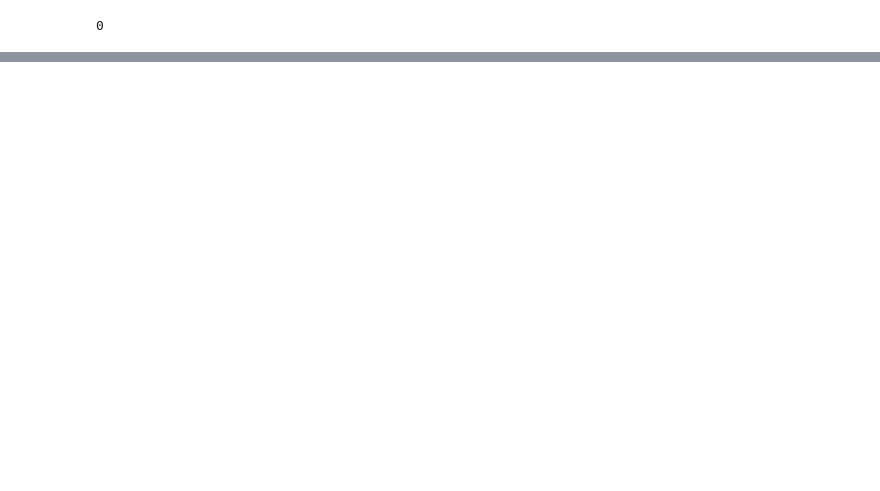
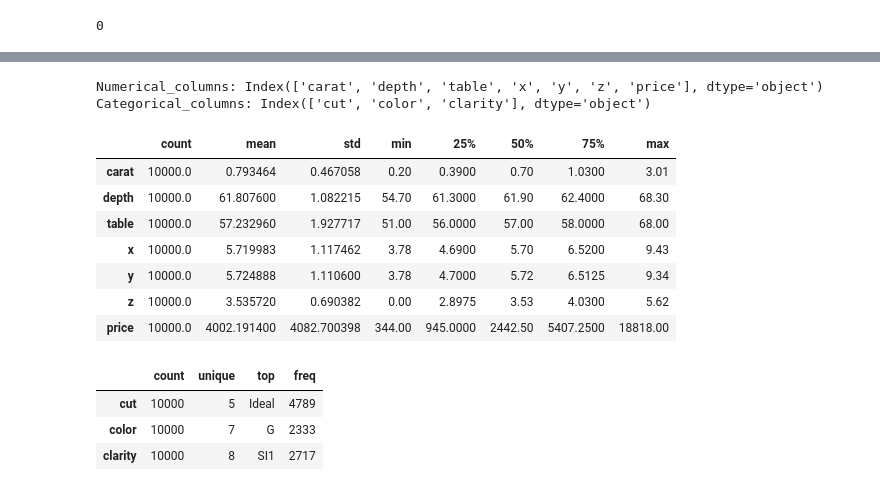
Before and after one commit to Dineshkumarpuvvala/Diamond_Price_Prediction, a Jupyter notebook: notebook/test.ipynb, the cells around one changed output, grey strips where cells are left out. Saved outputs shown, nothing was run; the diff lists cells and outputs as text; code cells hidden in the pictures; blank space fills up the shorter version.

```diff
--- a/notebook/test.ipynb
+++ b/notebook/test.ipynb
@@ -51,0 +64,27 @@ df.duplicated().sum()
+# %%
+#seperating numerical and categorical features
+numerical_columns=df.columns[df.dtypes!='object']
+categorical_columns=df.columns[df.dtypes=='object']
+print('Numerical_columns:',numerical_columns)
+print('Categorical_columns:',categorical_columns)
+# %% [output]
+Numerical_columns: Index(['carat', 'depth', 'table', 'x', 'y', 'z', 'price'], dtype='object')
+Categorical_columns: Index(['cut', 'color', 'clarity'], dtype='object')
+# %%
+df[numerical_columns].describe().T
+# %% [output]
+|  | count | mean | std | min | 25% | 50% | 75% | max |
+| carat | 10000.0 | 0.793464 | 0.467058 | 0.20 | 0.3900 | 0.70 | 1.0300 | 3.01 |
+| depth | 10000.0 | 61.807600 | 1.082215 | 54.70 | 61.3000 | 61.90 | 62.4000 | 68.30 |
+| table | 10000.0 | 57.232960 | 1.927717 | 51.00 | 56.0000 | 57.00 | 58.0000 | 68.00 |
+| x | 10000.0 | 5.719983 | 1.117462 | 3.78 | 4.6900 | 5.70 | 6.5200 | 9.43 |
+| y | 10000.0 | 5.724888 | 1.110600 | 3.78 | 4.7000 | 5.72 | 6.5125 | 9.34 |
+| z | 10000.0 | 3.535720 | 0.690382 | 0.00 | 2.8975 | 3.53 | 4.0300 | 5.62 |
+| price | 10000.0 | 4002.191400 | 4082.700398 | 344.00 | 945.0000 | 2442.50 | 5407.2500 | 18818.00 |
+# %%
+df[categorical_columns].describe().T
+# %% [output]
+|  | count | unique | top | freq |
+| cut | 10000 | 5 | Ideal | 4789 |
+| color | 10000 | 7 | G | 2333 |
+| clarity | 10000 | 8 | SI1 | 2717 |
```
Also changed, not shown: parts of 20 cells of this notebook, 1 other file.
